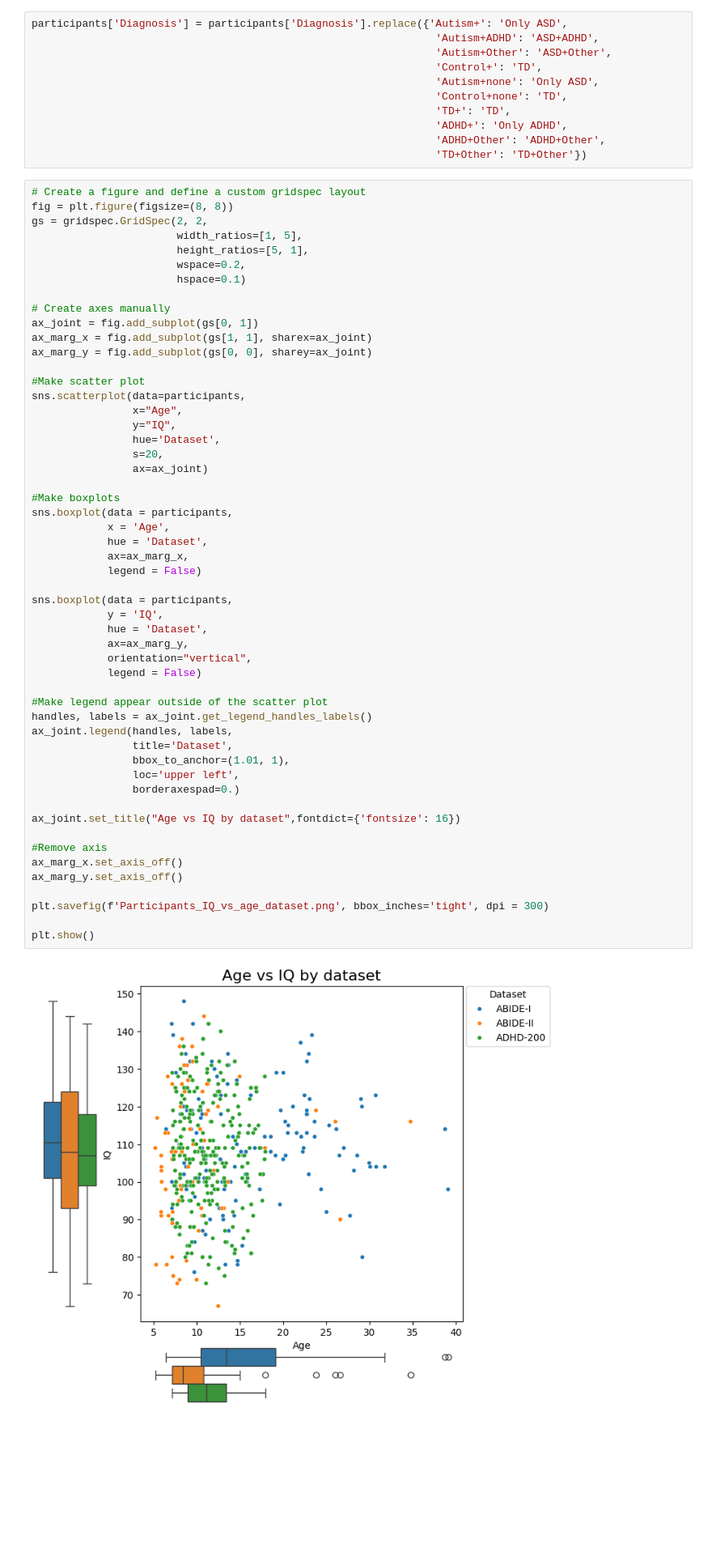
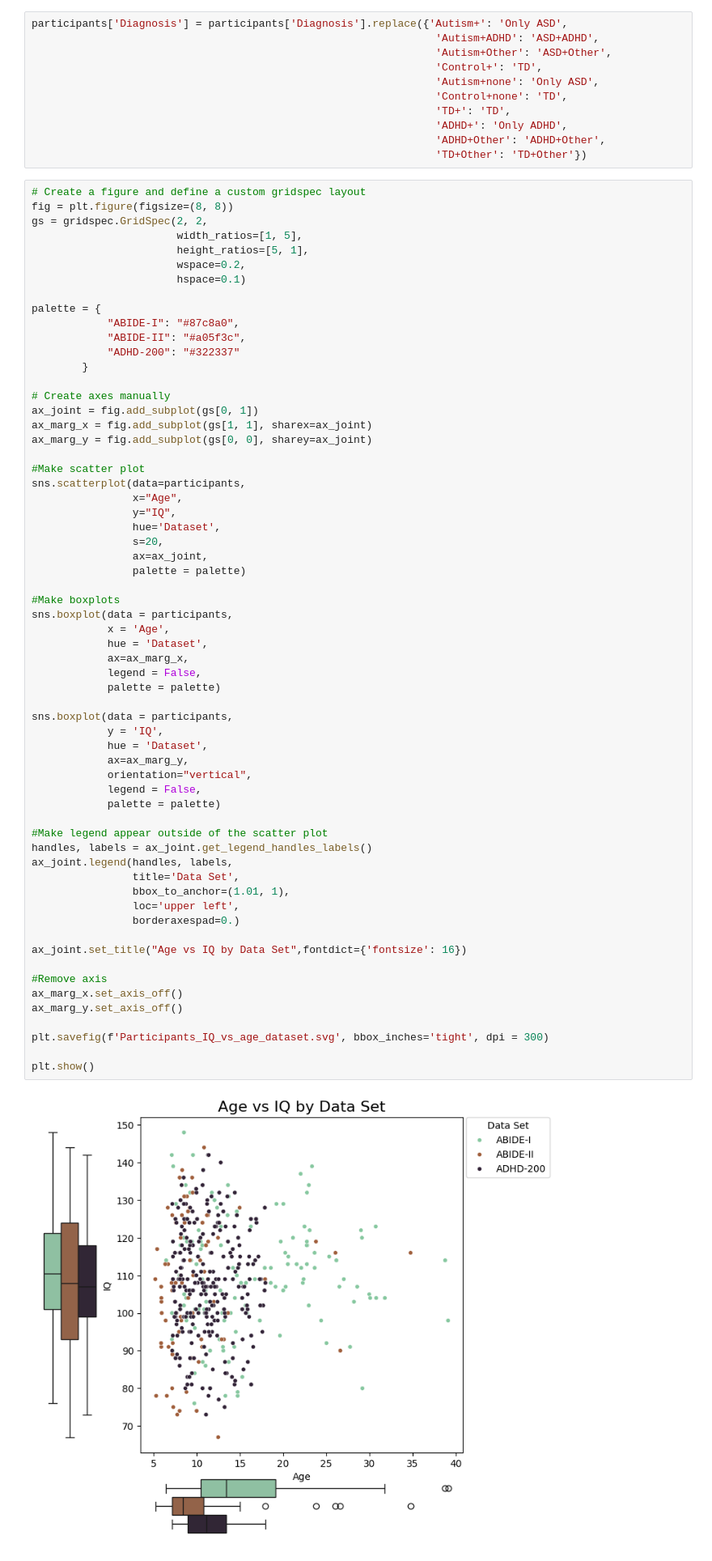
Before and after one commit to malt1114/Thesis_Neurodiversity, a Jupyter notebook: notebooks/latex tabels/Raw data stats (tabels).ipynb, the cells around one changed output. Shown at 81% size. Saved outputs shown, nothing was run; the diff lists cells and outputs as text; blank space fills up the shorter version.

```diff
--- a/notebooks/latex tabels/Raw data stats (tabels).ipynb
+++ b/notebooks/latex tabels/Raw data stats (tabels).ipynb
@@ -232,6 +232,12 @@ gs = gridspec.GridSpec(2, 2,
                        height_ratios=[5, 1],
                        wspace=0.2,
                        hspace=0.1)
+
+palette = {
+            "ABIDE-I": "#87c8a0",
+            "ABIDE-II": "#a05f3c",
+            "ADHD-200": "#322337"
+        }
 
 # Create axes manually
 ax_joint = fig.add_subplot(gs[0, 1])
@@ -244,38 +250,41 @@ sns.scatterplot(data=participants,
                 y="IQ",
                 hue='Dataset',
                 s=20,
-                ax=ax_joint)
+                ax=ax_joint,
+                palette = palette)
 
 #Make boxplots
 sns.boxplot(data = participants,
             x = 'Age',
             hue = 'Dataset',
             ax=ax_marg_x,
-            legend = False)
+            legend = False,
+            palette = palette)
 
 sns.boxplot(data = participants,
             y = 'IQ',
             hue = 'Dataset',
             ax=ax_marg_y,
             orientation="vertical",
-            legend = False)
+            legend = False,
+            palette = palette)
 
 #Make legend appear outside of the scatter plot
 handles, labels = ax_joint.get_legend_handles_labels()
 ax_joint.legend(handles, labels,
-                title='Dataset',
+                title='Data Set',
                 bbox_to_anchor=(1.01, 1),
                 loc='upper left',
                 borderaxespad=0.)
 
-ax_joint.set_title("Age vs IQ by dataset",fontdict={'fontsize': 16})
+ax_joint.set_title("Age vs IQ by Data Set",fontdict={'fontsize': 16})
 
 #Remove axis
 ax_marg_x.set_axis_off()
 ax_marg_y.set_axis_off()
 
-plt.savefig(f'Participants_IQ_vs_age_dataset.png', bbox_inches='tight', dpi = 300)
+plt.savefig(f'Participants_IQ_vs_age_dataset.svg', bbox_inches='tight', dpi = 300)
 
 plt.show()
 # %% [output]
-[figure, old version]
+[figure, new version]
```
Also changed, not shown: 32 other files.
